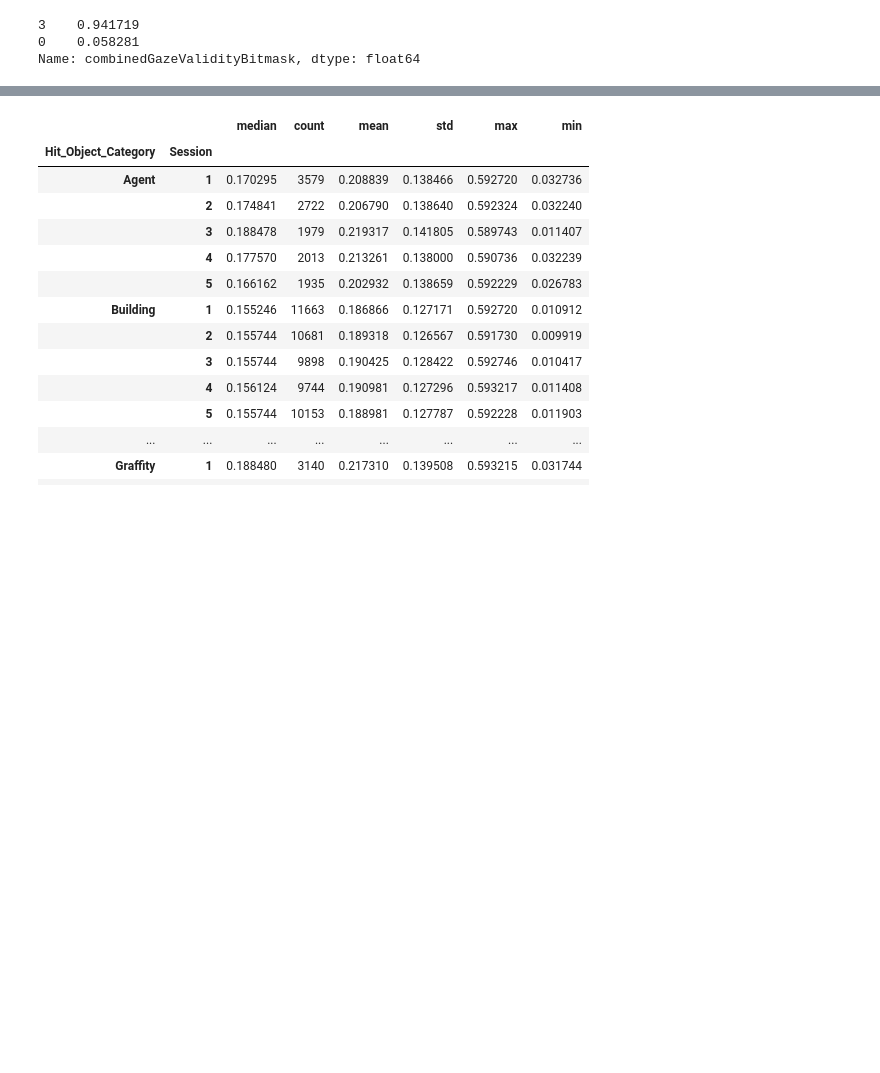
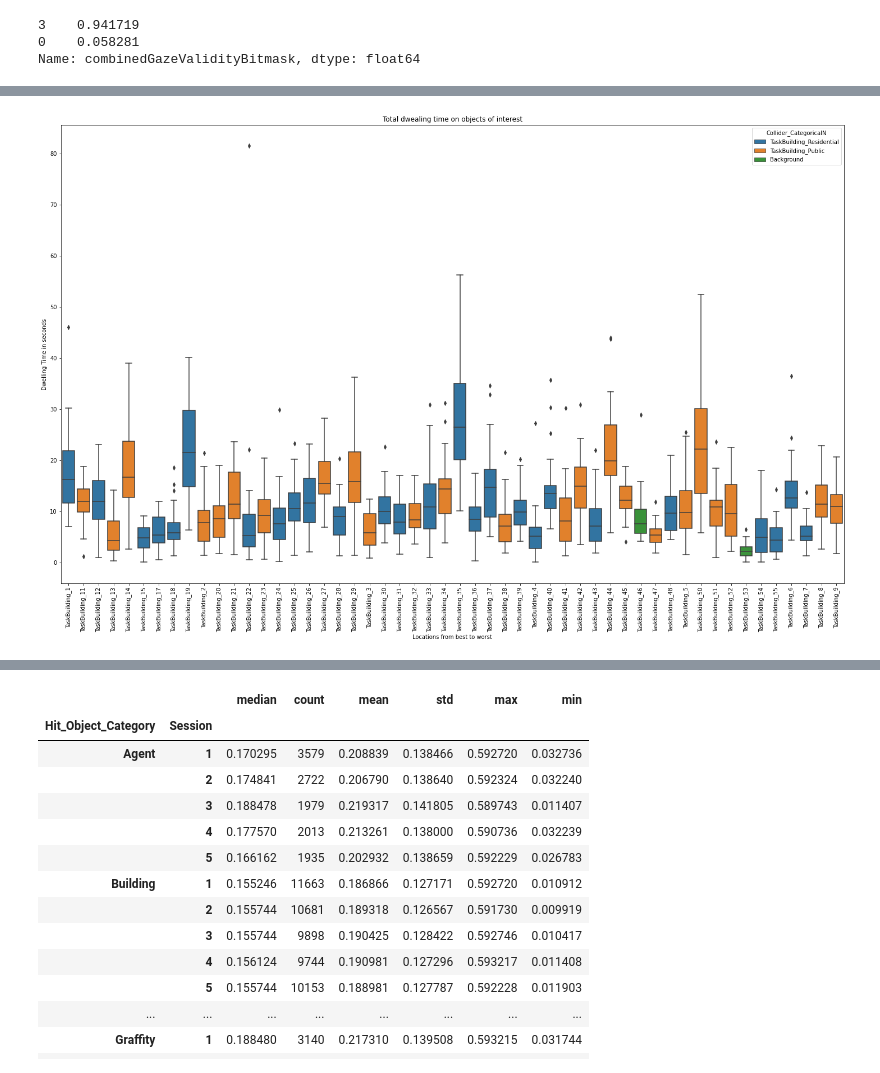
Before and after one commit to tracysanchez/DataAnalysis, a Jupyter notebook: Exp2/Colliderhits/06_Dwelling_Time.ipynb, the cells around one changed output, grey strips where cells are left out. Drawn from its saved outputs; the diff is of its cells as text; code cells hidden in the pictures; blank space fills up the shorter version.

```diff
--- a/Exp2/Colliderhits/06_Dwelling_Time.ipynb
+++ b/Exp2/Colliderhits/06_Dwelling_Time.ipynb
@@ -294,0 +255,24 @@ data_frame_gaze_no_out_ONLY_TEST.head(30)
+# %%
+# Since the collider names are too detailed, here we create a dictionary with patterns to classify them into our categories of interest
+patterns = {'\d{2}_Sa':'Passive_Agent', '\d{2}_Cma':'Active_Agent', 'Building_\d+': 'Building'}
+patterns.update(dict.fromkeys(['Castle-TaskBuilding_56', 'Crane_59','HighSilo-TaskBuilding_49', 'Windmill-TaskBuilding_10_1', 'Church-TaskBuilding_16'], 'Global_Landmark'))
+patterns.update(dict.fromkeys(['^TaskBuilding_2$','^TaskBuilding_3$', '^TaskBuilding_5$', '^TaskBuilding_8$', '^TaskBuilding_9$', '^TaskBuilding_11$', '^TaskBuilding_13$', '^TaskBuilding_14$', '^TaskBuilding_20$',
+                               '^TaskBuilding_21$', '^TaskBuilding_23$','^TaskBuilding_27$', '^TaskBuilding_29$', '^TaskBuilding_32$', '^TaskBuilding_34$',  '^TaskBuilding_38$', '^TaskBuilding_41$', '^TaskBuilding_42$',
+                               '^TaskBuilding_44$', '^TaskBuilding_45$', '^TaskBuilding_47$', '^TaskBuilding_50$', '^TaskBuilding_51$', '^TaskBuilding_52$', 'BasketballCourt_58', 'Construction_57',
+                               '^Graffity_02$', '^Graffity_03$', '^Graffity_05$', '^Graffity_08$', '^Graffity_09$', '^Graffity_11$', '^Graffity_13$', '^Graffity_14$', '^Graffity_20$',
+                               '^Graffity_21$', '^Graffity_23$', '^Graffity_27$', '^Graffity_29$', '^Graffity_32$', '^Graffity_34$', '^Graffity_38$', '^Graffity_41$', '^Graffity_42$',
+                               '^Graffity_44$', '^Graffity_45$', '^Graffity_47$',  '^Graffity_50$', '^Graffity_51$', '^Graffity_52$'], 'TaskBuilding_Public'))
+
+patterns.update(dict.fromkeys(['^TaskBuilding_1$','^TaskBuilding_4$', '^TaskBuilding_6$', '^TaskBuilding_7$', '^TaskBuilding_12$', '^TaskBuilding_15$', '^TaskBuilding_17$', '^TaskBuilding_18$', '^TaskBuilding_19$',
+                               '^TaskBuilding_22$', '^TaskBuilding_24$','^TaskBuilding_25$', '^TaskBuilding_26$', '^TaskBuilding_28$', '^TaskBuilding_30$',  '^TaskBuilding_31$', '^TaskBuilding_33$', '^TaskBuilding_35$',
+                               '^TaskBuilding_36$', '^TaskBuilding_37$', '^TaskBuilding_39$', '^TaskBuilding_40$', '^TaskBuilding_43$', '^TaskBuilding_48$', '^TaskBuilding_54$','^TaskBuilding_55$',
+                               '^Graffity_01$','^Graffity_04$', '^Graffity_06$', '^Graffity_07$', '^Graffity_12$', '^Graffity_15$', '^Graffity_17$', '^Graffity_18$', '^Graffity_19$', '^Graffity_22$',
+                               '^Graffity_24$','^Graffity_25$', '^Graffity_26$', '^Graffity_28$', '^Graffity_30$',  '^Graffity_31$', '^Graffity_33$', '^Graffity_35$', '^Graffity_36$', '^Graffity_37$', '^Graffity_39$',
+                               '^Graffity_40$', '^Graffity_43$', '^Graffity_48$', '^Graffity_54$', '^Graffity_55$' ], 'TaskBuilding_Residential'))
+default_val = 'Background'
+# %%
+data_frame_gaze_no_out_ONLY_TEST["Collider_CategoricalN"] =  data_frame_gaze_no_out_ONLY_TEST['recoded'].apply(lambda x: next((val for key, val in patterns.items() if re.match(key, x)), default_val))
+string_to_add = "_Face"
+# Define the condition and the string to add
+Mask_1f = ((data_frame_gaze_no_out_ONLY_TEST['Collider_CategoricalN'] == "Active_Agent") & (data_frame_gaze_no_out_ONLY_TEST['Face_Hits'] == "Face")) | ((data_frame_gaze_no_out_ONLY_TEST['Collider_CategoricalN'] == "Passive_Agent") & (data_frame_gaze_no_out_ONLY_TEST['Face_Hits'] == "Face"))
+data_frame_gaze_no_out_ONLY_TEST.loc[Mask_1f, 'Collider_CategoricalN'] = data_frame_gaze_no_out_ONLY_TEST.loc[Mask_1f, 'Collider_CategoricalN'] + string_to_add
@@ -294,0 +295,2 @@ data_frame_gaze_no_out_ONLY_TEST.head(30)
+# %%
+data_frame_gaze_no_out_ONLY_TEST["cumsum_length"] = data_frame_gaze_no_out_ONLY_TEST.groupby(["SubjectID", "recoded", "Collider_CategoricalN"])['length'].cumsum()
@@ -294,0 +346,3 @@ data_frame_gaze_no_out_ONLY_TEST.head(30)
+# %%
+Dwelling_time = pd.DataFrame(data_frame_gaze_no_out_ONLY_TEST.groupby(["SubjectID","recoded","Collider_CategoricalN"])["cumsum_length"].max())
+Dwelling_time.reset_index(inplace=True)
@@ -294,0 +401,9 @@ data_frame_gaze_no_out_ONLY_TEST.head(30)
+# %%
+plt.figure(figsize=(25,15))
+a = sns.boxplot(x='recoded', y='cumsum_length', dodge=False, hue="Collider_CategoricalN", data=Dwelling_time.loc[Dwelling_time.recoded.str.match('^TaskBuilding_')])
+plt.title('Total dwealing time on objects of interest')
+plt.xlabel('Locations from best to worst')
+plt.ylabel('Dwelling Time in seconds')
+plt.xticks(rotation=90);
+# %% [output]
+[figure, added]
```
Also changed, not shown: parts of 50 cells of this notebook, 20 other files.
